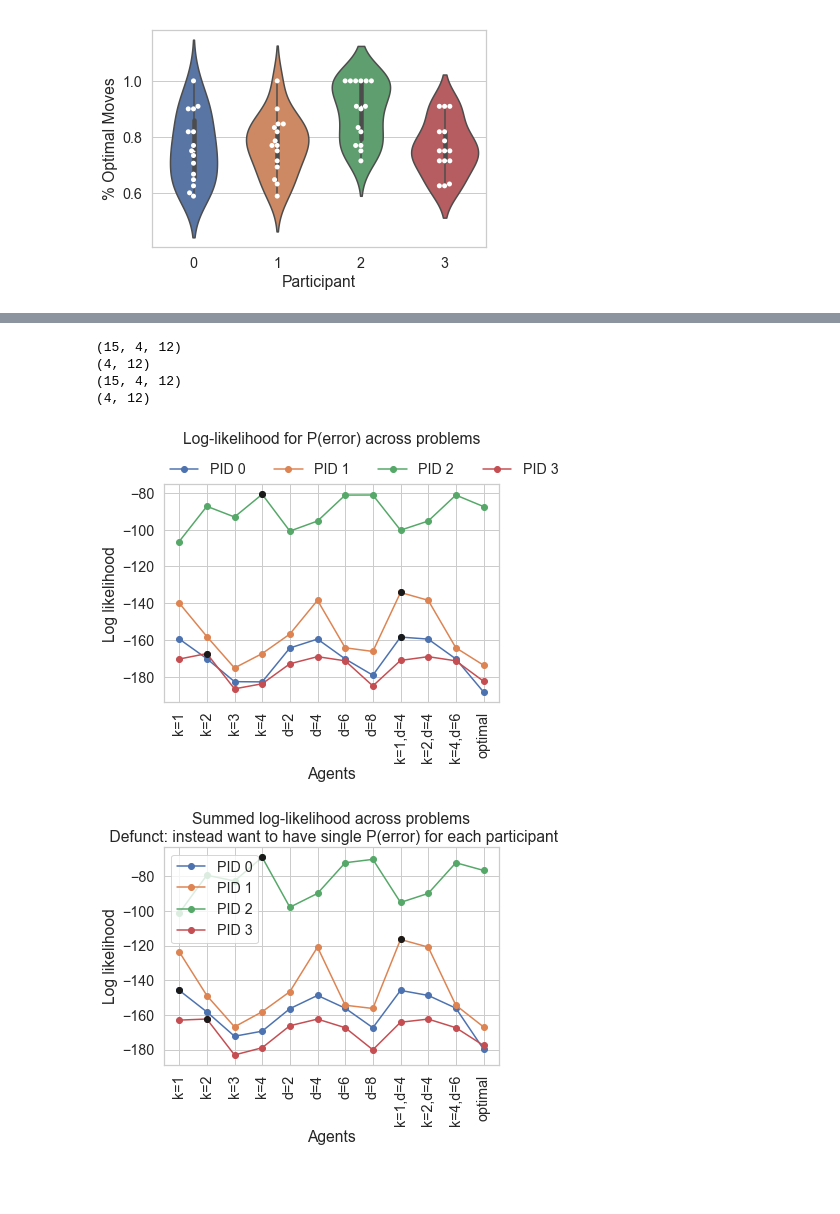
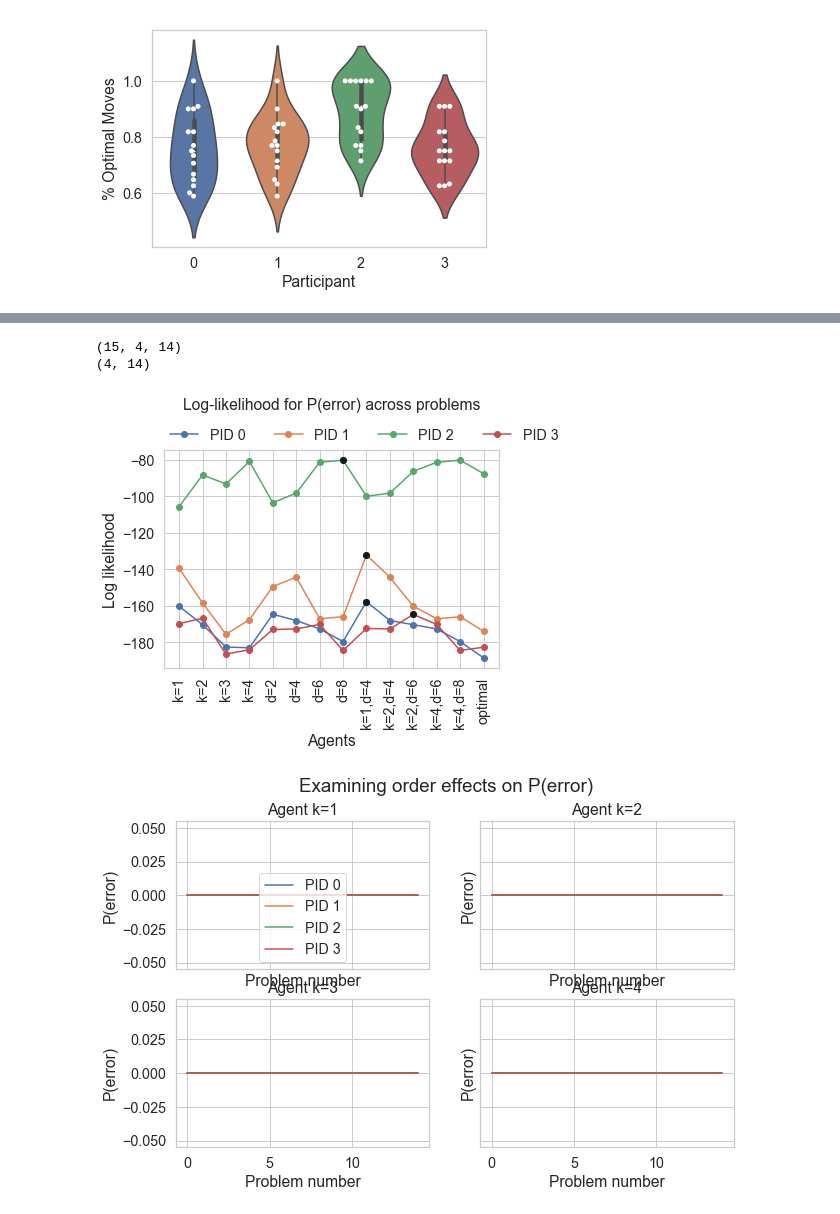
Before and after one commit to fredcallaway/multigoals, a Jupyter notebook: analysis/main.ipynb, the cells around one changed output, grey strips where cells are left out. Saved outputs shown, nothing was run; the diff lists cells and outputs as text; code cells hidden in the pictures; blank space fills up the shorter version.

```diff
--- a/analysis/main.ipynb
+++ b/analysis/main.ipynb
@@ -433,5 +318,2 @@ for pid, results in tqdm(subject_actions_p.items()):
 # %% [output]
 [interactive output not drawn]
-# %%
-for name, agent_actions in agents:
-    print(name, agent_actions(row.states[1]))
@@ -451,16 +319,0 @@ optimal [('A', 2)]
-# %%
-f, axes = plt.subplots(2, 2, figsize=(10, 7), sharey=True, sharex=True)
-
-for ax, pid in zip(axes.flat, range(df.pid.max()+1)):
-    p_err_df = pd.DataFrame([
-        dict(pid=pid, agent=agents[agent_idx][0], p_err=p_err[problem_idx, pid, agent_idx])
-        for problem_idx, agent_idx in np.ndindex(*p_err[:, pid, :].shape)
-    ])
-
-    sns.violinplot(x='agent', y='p_err', data=p_err_df, ax=ax)
-    sns.swarmplot(x='agent', y='p_err', data=p_err_df, color='white', ax=ax)
-    ax.axhline(0, ls='--', color='k', alpha=0.5)
-
-    ax.set_ylabel('P(error)')
-    ax.set_title(f'PID {pid}')
-plt.tight_layout()
@@ -500,54 +320,28 @@ plt.tight_layout()
 # %%
 sns.set_style("whitegrid")
-
-#f, (ax1, ax2) = plt.subplots(1, 2, figsize=(14, 5), sharex=True, sharey=True)
 f, ax = plt.subplots()
 
 print(logp.shape)
 ll = np.sum(logp, axis=0)
 print(ll.shape)
 
 names = [name for name, _ in agents]
-for pid in range(df.pid.max()+1):
+for pid in sorted(df.pid.unique()):
     ll = [subject_p_err[pid, name]['logp'] for name in names]
     ax.plot(names, ll, '-o', label=f'PID {pid}')
     max_agent = np.argmax(ll)
     max_dot = ax.plot(names[max_agent], ll[max_agent], 'o', c='k')
 
 #ax.legend()
 ax.legend(loc='lower left', bbox_to_anchor= (0.0, 1.01), ncol=4,
             borderaxespad=0, frameon=False)
 
 ax.set_title('Log-likelihood for P(error) across problems\n\n')
 ax.set_xlabel('Agents')
 ax.set_ylabel('Log likelihood')
 for tick in ax.get_xticklabels():
     tick.set_rotation(90)
-
-
-# Defunct: Making plot where we instead compute p(error) per problem.
-f, ax = plt.subplots()
-
-print(logp.shape)
-ll = np.sum(logp, axis=0)
-print(ll.shape)
-
-names = [name for name, _ in agents]
-for pid in range(df.pid.max()+1):
-    ax.plot(names, ll[pid, :], '-o', label=f'PID {pid}')
-    max_agent = np.argmax(ll[pid, :])
-    max_dot = ax.plot(names[max_agent], ll[pid, max_agent], 'o', c='k')
-
-ax.legend()
-ax.set_title('Summed log-likelihood across problems\n Defunct: instead want to have single P(error) for each participant')
-ax.set_xlabel('Agents')
-ax.set_ylabel('Log likelihood')
-for tick in ax.get_xticklabels():
-    tick.set_rotation(90)
 # %% [output]
-(15, 4, 12)
-(4, 12)
-(15, 4, 12)
-(4, 12)
+(15, 4, 14)
+(4, 14)
-[figure, old version]
+[figure, new version]
-[figure, removed]
@@ -561,0 +348,24 @@ for tick in ax.get_xticklabels():
+# %%
+# looking at order effects
+
+f, axes = plt.subplots(2, 2, figsize=(10, 6), sharex=True, sharey=True)
+
+f.suptitle('Examining order effects on P(error)')
+
+for pid in sorted(fiveblock.pid.unique()):
+    p_df = fiveblock.loc[fiveblock.pid == pid]
+    for agent_idx, ((name, _), ax) in enumerate(zip(agents, axes.flat)):
+        p_err_seq = p_err[p_df.problem_idx, pid, agent_idx]
+        ax.plot(p_err_seq, label=f'PID {pid}')
+
+for agent_idx, ((name, _), ax) in enumerate(zip(agents, axes.flat)):
+    ax.set_title(f'Agent {name}')
+    ax.set_ylabel('P(error)')
+    ax.set_xlabel('Problem number')
+
+ax = next(axes.flat)
+ax.legend()
+
+None
+# %% [output]
+[figure, added]
```
Also changed, not shown: parts of 28 cells of this notebook, 1 other file.
